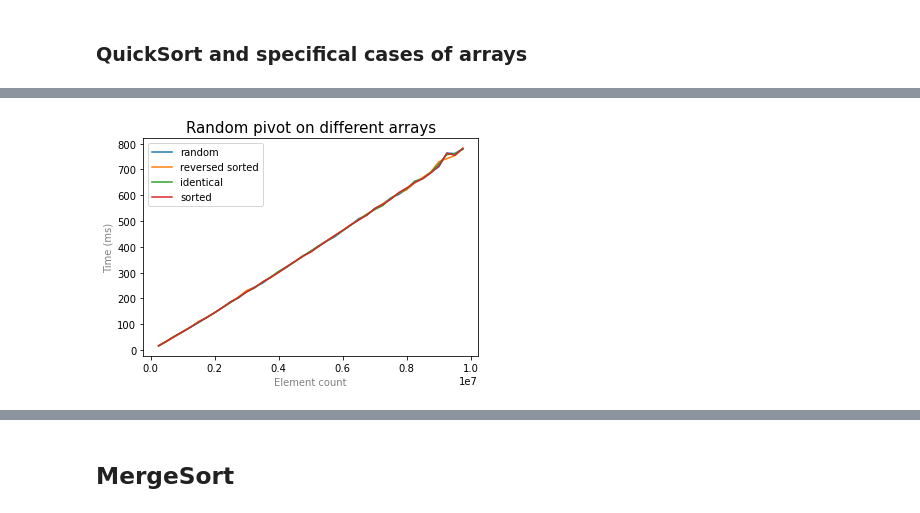
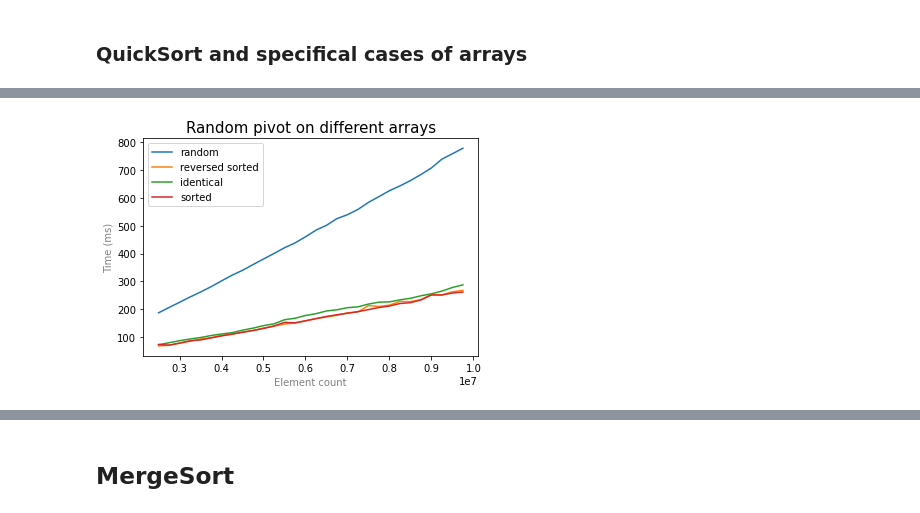
Before and after one commit to sqiportinhsa/NoLabs, a Jupyter notebook: sorting/plots/plots.ipynb, the cells around one changed output, grey strips where cells are left out. Cells and saved outputs as stored; diff of their text form; code cells hidden in the pictures.

```diff
--- a/sorting/plots/plots.ipynb
+++ b/sorting/plots/plots.ipynb
@@ -414,16 +489,16 @@ plt.show()
 # %%
 plt.xlabel('Element count', color = 'gray')
 plt.ylabel('Time (ms)', color = 'gray')
 
 plt.title('Random pivot on different arrays', fontsize = 15)
 
-plt.plot(ran_ran_x,  ran_ran_y)
-plt.plot(ran_rev_x,  ran_rev_y)
-plt.plot(ran_id_x,   ran_id_y)
-plt.plot(ran_sort_x, ran_sort_y)
+plt.plot(ran_ran1_x,  ran_ran1_y)
+plt.plot(ran_rev1_x,  ran_rev1_y)
+plt.plot(ran_id1_x,   ran_id1_y)
+plt.plot(ran_sort1_x, ran_sort1_y)
 
 plt.legend(['random', 'reversed sorted', 'identical', 'sorted'])
 
 plt.show()
 # %% [output]
-[figure, old version]
+[figure, new version]
```
Also changed, not shown: parts of 13 cells of this notebook, 19 other files.
